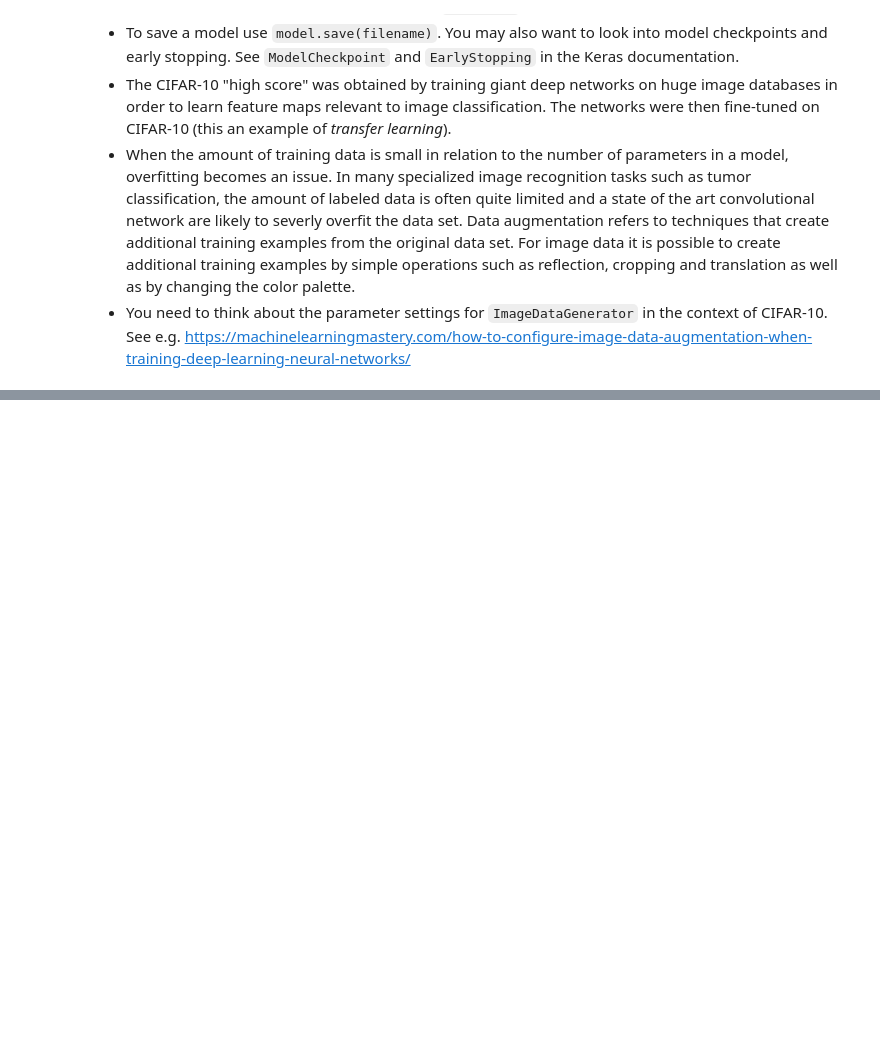
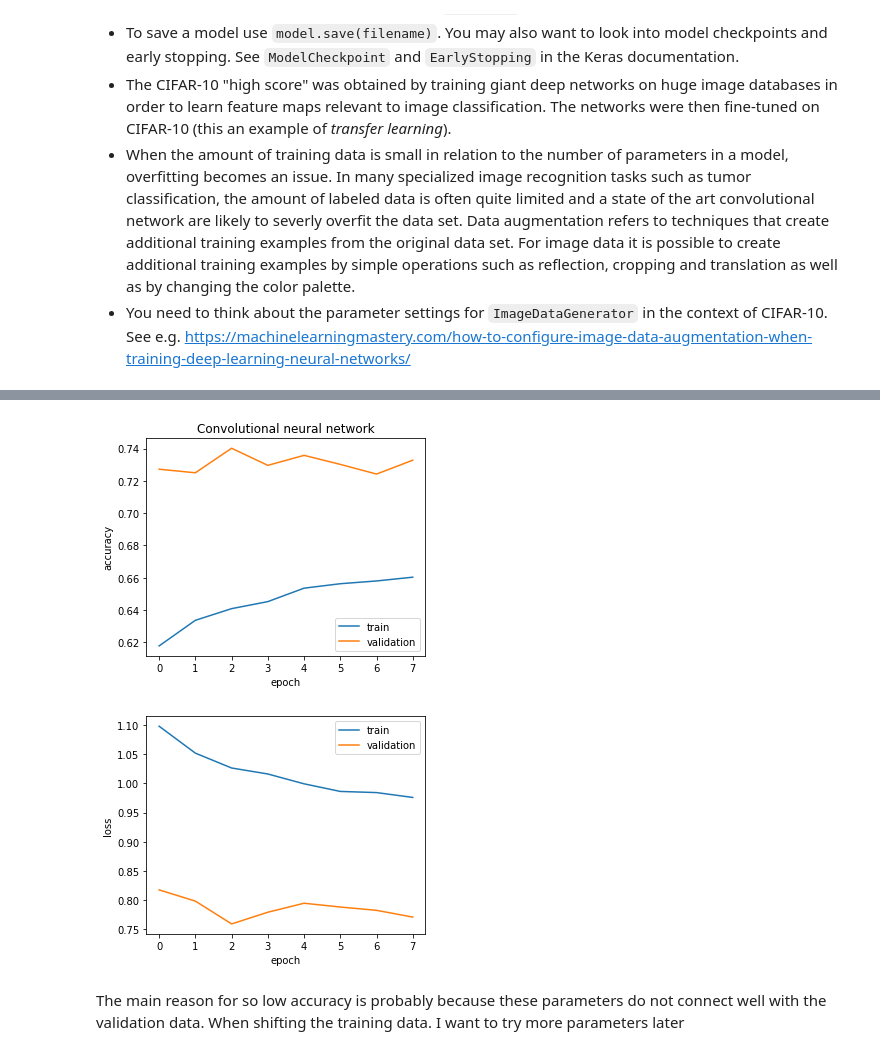
Before and after one commit to alli959/artificial-intelligence, a Jupyter notebook: hw08/hw08.ipynb, the cells around one changed output, grey strips where cells are left out. Drawn from its saved outputs; the diff is of its cells as text; code cells hidden in the pictures; blank space fills up the shorter version.

```diff
--- a/hw08/hw08.ipynb
+++ b/hw08/hw08.ipynb
@@ -460,0 +914,23 @@ x_test = (x_test - mean_image) / std_image
+# %%
+# Visualize training history
+import matplotlib.pyplot as plt
+
+plt.plot(history.history['accuracy'])
+plt.plot(history.history['val_accuracy'])
+plt.ylabel('accuracy')
+plt.xlabel('epoch')
+plt.title('Convolutional neural network')
+plt.legend(['train', 'validation'])
+plt.show()
+
+plt.plot(history.history['loss'])
+plt.plot(history.history['val_loss'])
+plt.ylabel('loss')
+plt.xlabel('epoch')
+plt.legend(['train', 'validation'])
+plt.show()
+# %% [output]
+[figure, added]
+[figure, added]
+# %% [markdown]
+The main reason for so low accuracy is probably because these parameters do not connect well with the validation data. When shifting the training data. I want to try more parameters later
```
Also changed, not shown: parts of 25 cells of this notebook, 2 other files.
